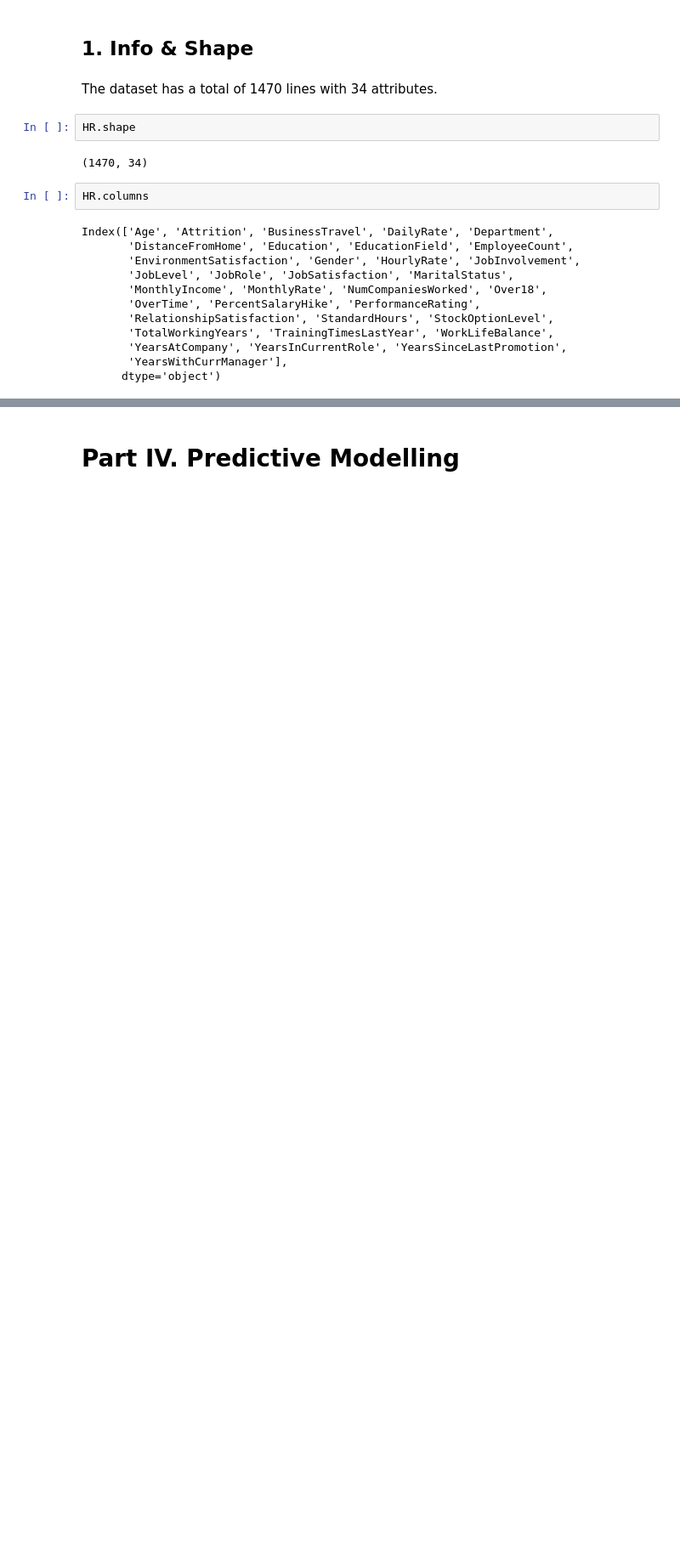
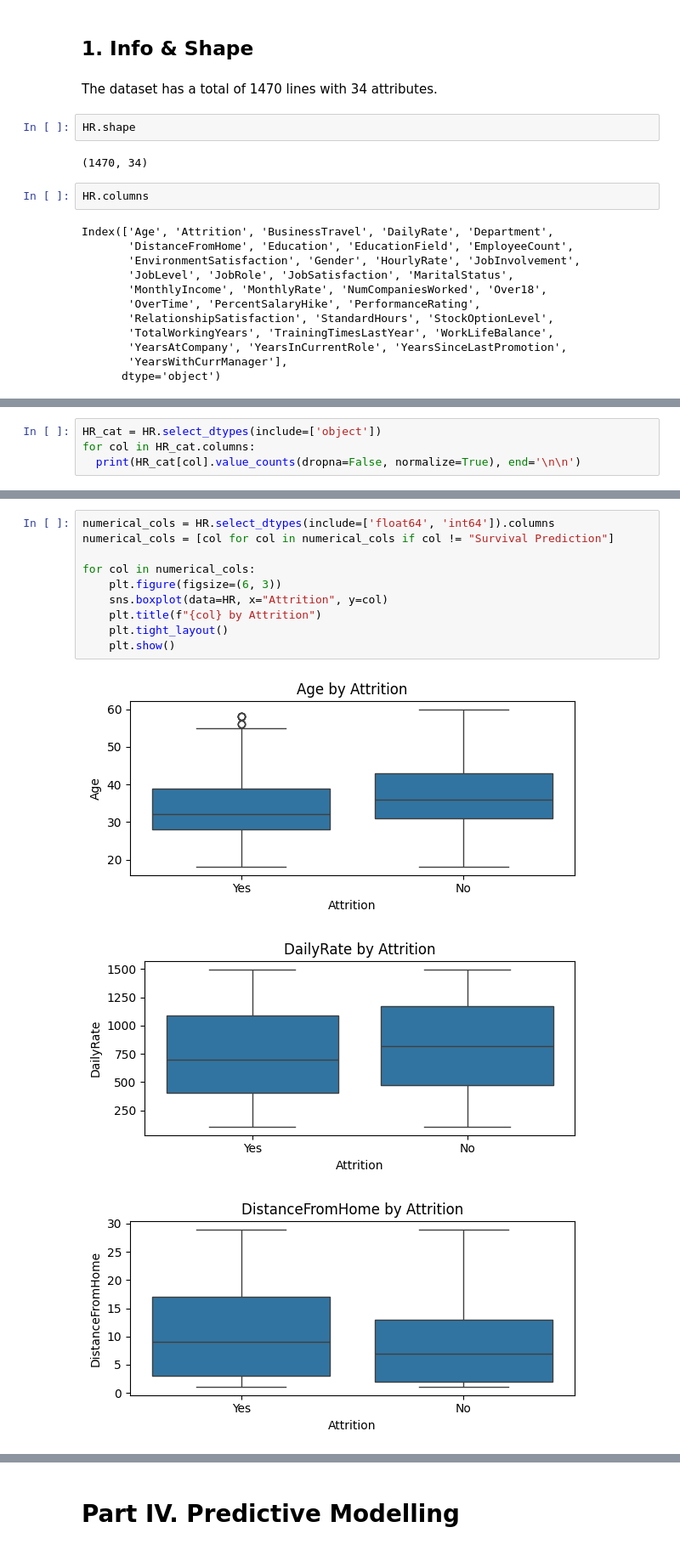
Before and after one commit to ritamaravilhamarques/EDSB25_10, a Jupyter notebook: EDSB25_10_HR_Attrition.ipynb, the cells around one changed output, grey strips where cells are left out. Shown at 85% size. Drawn from its saved outputs; the diff is of its cells as text; blank space fills up the shorter version.

```diff
--- a/EDSB25_10_HR_Attrition.ipynb
+++ b/EDSB25_10_HR_Attrition.ipynb
@@ -167,0 +274,4 @@ HR.head(5)
+# %%
+HR_cat = HR.select_dtypes(include=['object'])
+for col in HR_cat.columns:
+  print(HR_cat[col].value_counts(dropna=False, normalize=True), end='\n\n')
@@ -167,0 +313,14 @@ HR.head(5)
+# %%
+numerical_cols = HR.select_dtypes(include=['float64', 'int64']).columns
+numerical_cols = [col for col in numerical_cols if col != "Survival Prediction"]
+
+for col in numerical_cols:
+    plt.figure(figsize=(6, 3))
+    sns.boxplot(data=HR, x="Attrition", y=col)
+    plt.title(f"{col} by Attrition")
+    plt.tight_layout()
+    plt.show()
+# %% [output]
+[figure, added]
+[figure, added]
+[figure, added]
```
Also changed, not shown: parts of 37 cells of this notebook.
